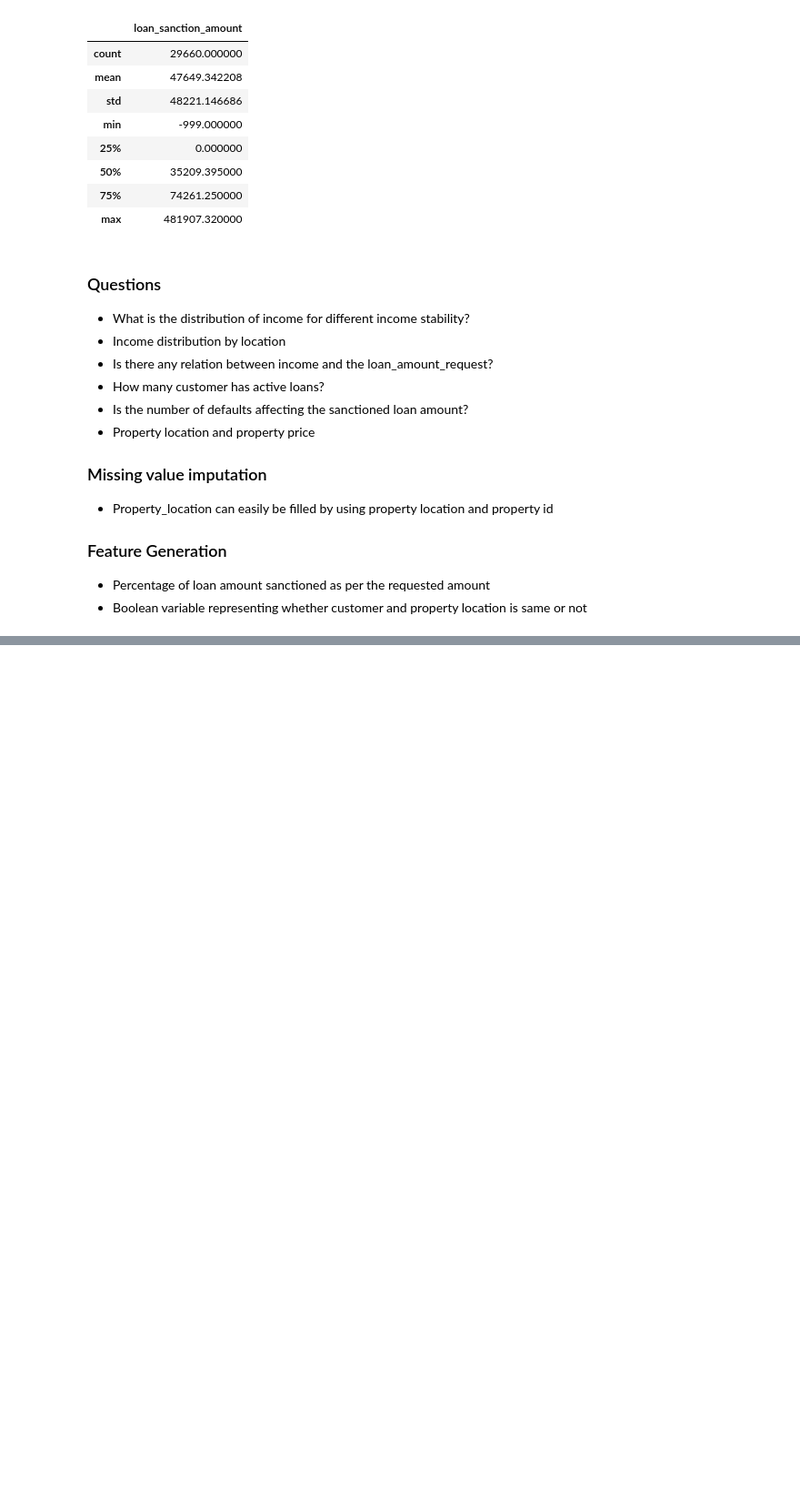
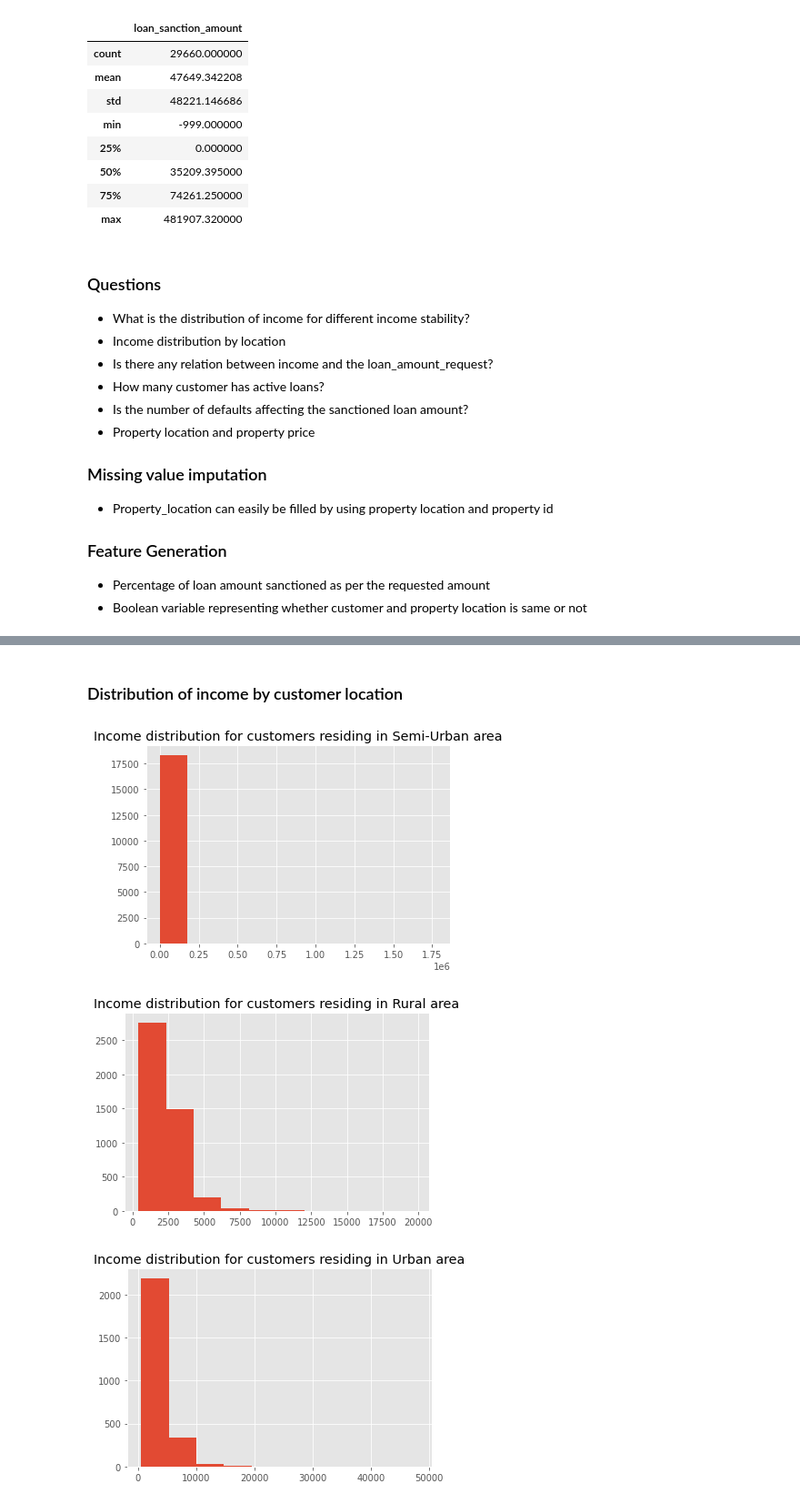
Before and after one commit to sank3t/Loan-Sanction-Amount, a Jupyter notebook: EDA.ipynb, the cells around one changed output, grey strips where cells are left out. Shown at 91% size. Saved outputs shown, nothing was run; the diff lists cells and outputs as text; code cells hidden in the pictures; blank space fills up the shorter version.

```diff
--- a/EDA.ipynb
+++ b/EDA.ipynb
@@ -149,0 +172,14 @@ df_train[['loan_sanction_amount']].describe()
+# %% [markdown]
+### Distribution of income by customer location
+# %%
+for location in df_train['location'].unique():
+    if isinstance(location, str):
+        temp_df = df_train.loc[df_train['location'] == location, 'income']
+
+        plt.hist(temp_df)
+        plt.title(f"Income distribution for customers residing in {location} area")
+        plt.show()
+# %% [output]
+[figure, added]
+[figure, added]
+[figure, added]
```
Also changed, not shown: parts of 17 cells of this notebook.
